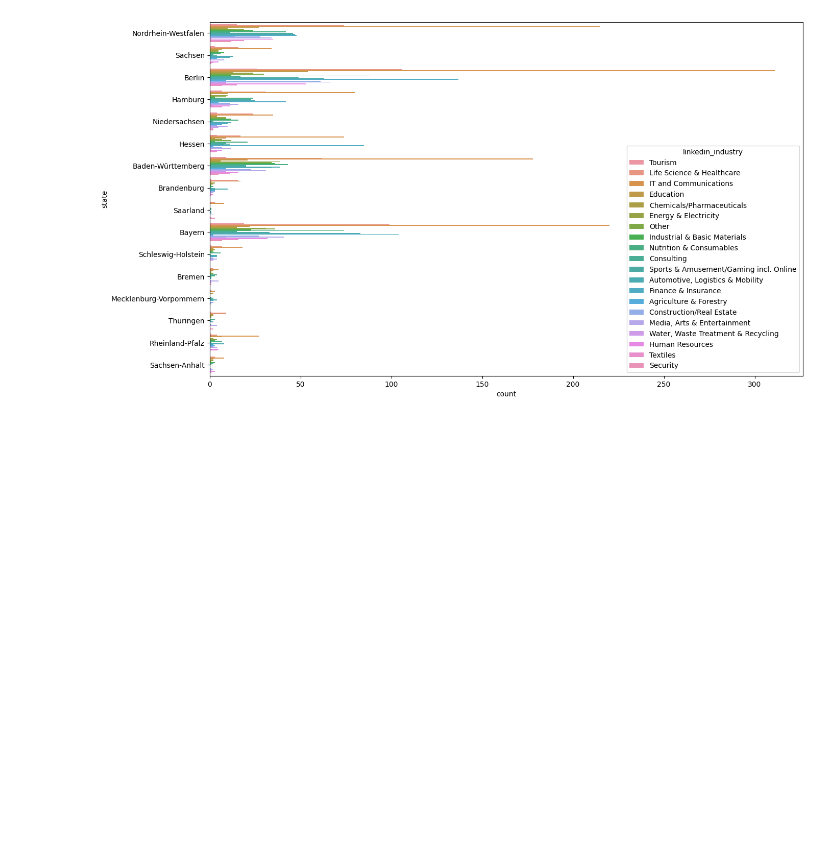
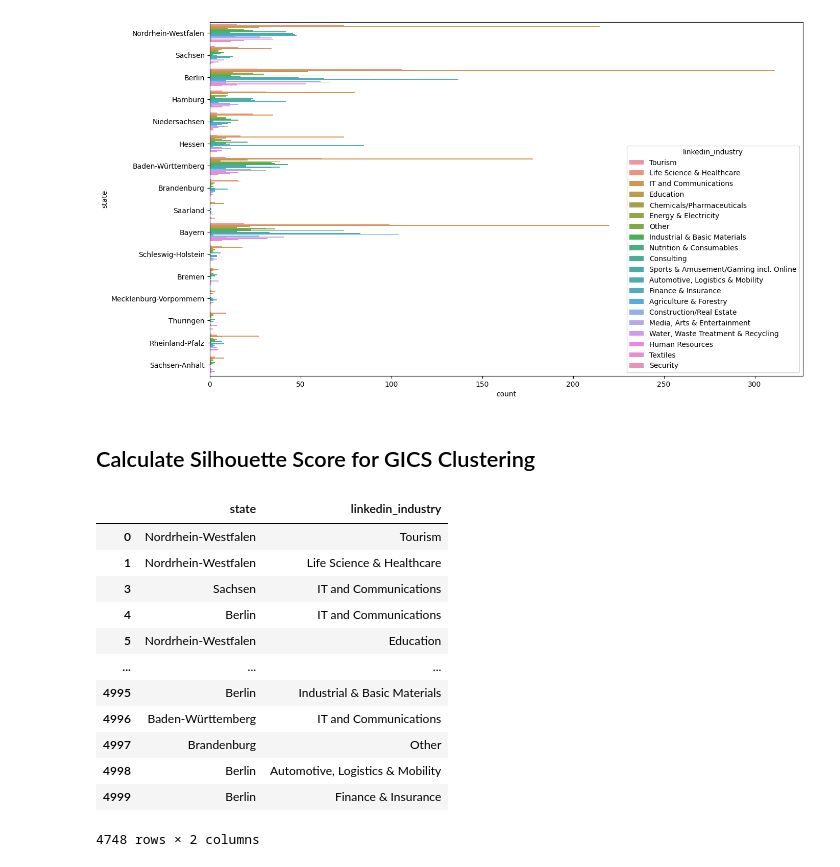
Before and after one commit to AleksandarIlievski/startup-clustering, a Jupyter notebook: notebooks/03 Feature Extraction/Exploration.ipynb, the cells around one changed output. Drawn from its saved outputs; the diff is of its cells as text; code cells hidden in the pictures; blank space fills up the shorter version.

Commit message:
Added Silhouette Score for GICS Clustering

```diff
--- a/notebooks/03 Feature Extraction/Exploration.ipynb
+++ b/notebooks/03 Feature Extraction/Exploration.ipynb
@@ -56,3 +68,23 @@ sns.countplot(data=startup_list, y='state', hue='linkedin_industry')
 plt.show()
 # %% [output]
 [figure]
+# %% [markdown]
+## Calculate Silhouette Score for GICS Clustering
+# %%
+# Drop website_url because it has too many distinct values for encoding
+startup_list = startup_list.drop(['name', 'website_url'], axis=1)
+startup_list
+# %% [output]
+|  | state | linkedin_industry |
+| 0 | Nordrhein-Westfalen | Tourism |
+| 1 | Nordrhein-Westfalen | Life Science & Healthcare |
+| 3 | Sachsen | IT and Communications |
+| 4 | Berlin | IT and Communications |
+| 5 | Nordrhein-Westfalen | Education |
+| ... | ... | ... |
+| 4995 | Berlin | Industrial & Basic Materials |
+| 4996 | Baden-Württemberg | IT and Communications |
+| 4997 | Brandenburg | Other |
+| 4998 | Berlin | Automotive, Logistics & Mobility |
+| 4999 | Berlin | Finance & Insurance |
+4748 rows × 2 columns
```
Also changed, not shown: parts of 9 cells of this notebook.
